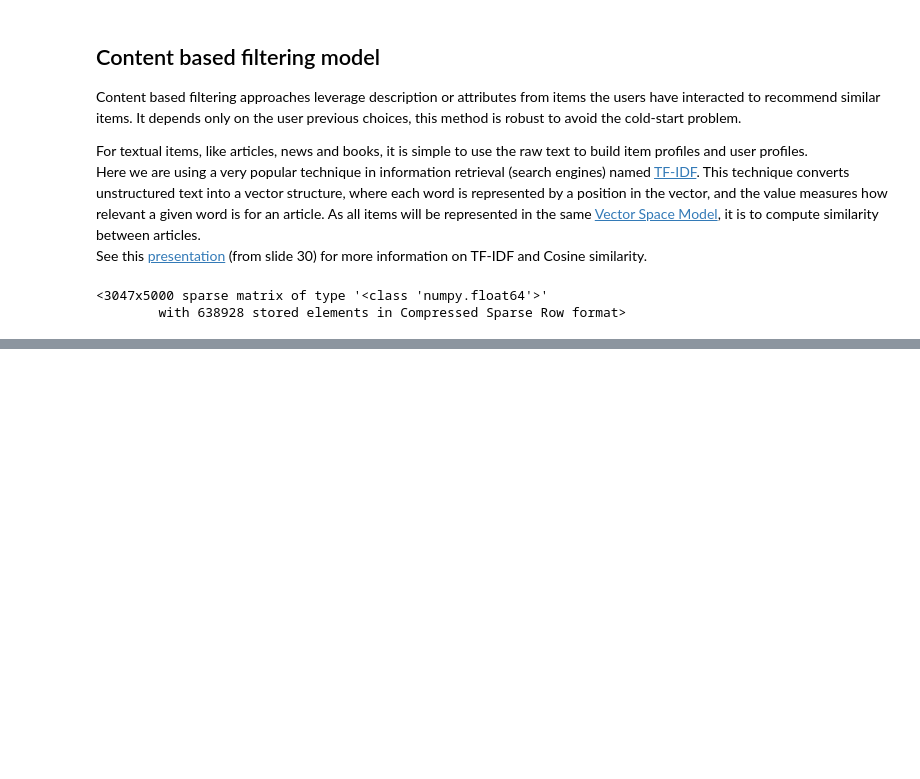
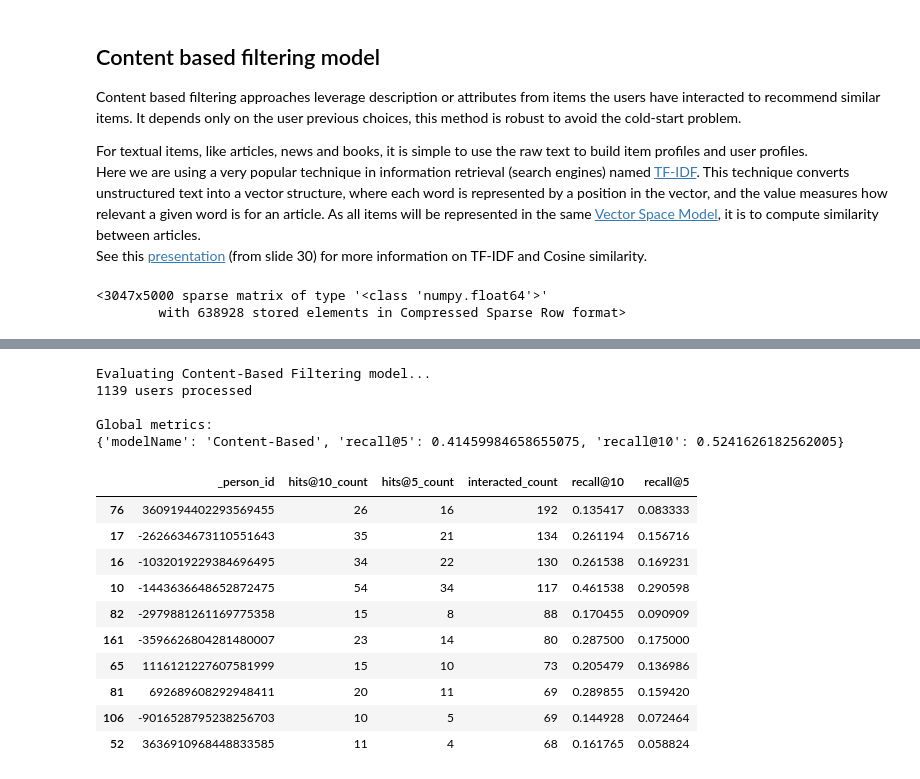
Before and after one commit to schen57/Python-recommender-101-, a Jupyter notebook: Recommender system 101.ipynb, the cells around one changed output, grey strips where cells are left out. Saved outputs shown, nothing was run; the diff lists cells and outputs as text; code cells hidden in the pictures; blank space fills up the shorter version.

```diff
--- a/Recommender system 101.ipynb
+++ b/Recommender system 101.ipynb
@@ -408,0 +411,31 @@ tfidf_matrix
+# %%
+def get_item_profile(item_id):
+    idx = item_ids.index(item_id)
+    item_profile = tfidf_matrix[idx:idx+1]
+    return item_profile
+
+def get_item_profiles(ids):
+    item_profiles_list = [get_item_profile(x) for x in ids]
+    item_profiles = scipy.sparse.vstack(item_profiles_list)
+    return item_profiles
+
+def build_users_profile(person_id, interactions_indexed_df):
+    interactions_person_df = interactions_indexed_df.loc[person_id]
+    user_item_profiles = get_item_profiles(interactions_person_df['contentId'])
+
+    user_item_strengths = np.array(interactions_person_df['eventStrength']).reshape(-1,1)
+    #Weighted average of item profiles by the interactions strength
+    user_item_strengths_weighted_avg = np.sum(user_item_profiles.multiply(user_item_strengths), axis=0) / np.sum(user_item_strengths)
+    user_profile_norm = sklearn.preprocessing.normalize(user_item_strengths_weighted_avg)
+    return user_profile_norm
+
+def build_users_profiles():
+    interactions_indexed_df = interactions_full_df[interactions_full_df['contentId'] \
+                                                   .isin(articles_df['contentId'])].set_index('personId')
+    user_profiles = {}
+    for person_id in interactions_indexed_df.index.unique():
+        user_profiles[person_id] = build_users_profile(person_id, interactions_indexed_df)
+    return user_profiles
+# %%
+user_profiles = build_users_profiles()
+len(user_profiles)
@@ -408,0 +511,22 @@ tfidf_matrix
+# %%
+print('Evaluating Content-Based Filtering model...')
+cb_global_metrics, cb_detailed_results_df = model_evaluator.evaluate_model(content_based_recommender_model)
+print('\nGlobal metrics:\n%s' % cb_global_metrics)
+cb_detailed_results_df.head(10)
+# %% [output]
+Evaluating Content-Based Filtering model...
+1139 users processed
+
+Global metrics:
+{'modelName': 'Content-Based', 'recall@5': 0.41459984658655075, 'recall@10': 0.5241626182562005}
+|  | _person_id | hits@10_count | hits@5_count | interacted_count | recall@10 | recall@5 |
+| 76 | 3609194402293569455 | 26 | 16 | 192 | 0.135417 | 0.083333 |
+| 17 | -2626634673110551643 | 35 | 21 | 134 | 0.261194 | 0.156716 |
+| 16 | -1032019229384696495 | 34 | 22 | 130 | 0.261538 | 0.169231 |
+| 10 | -1443636648652872475 | 54 | 34 | 117 | 0.461538 | 0.290598 |
+| 82 | -2979881261169775358 | 15 | 8 | 88 | 0.170455 | 0.090909 |
+| 161 | -3596626804281480007 | 23 | 14 | 80 | 0.287500 | 0.175000 |
+| 65 | 1116121227607581999 | 15 | 10 | 73 | 0.205479 | 0.136986 |
+| 81 | 692689608292948411 | 20 | 11 | 69 | 0.289855 | 0.159420 |
+| 106 | -9016528795238256703 | 10 | 5 | 69 | 0.144928 | 0.072464 |
+| 52 | 3636910968448833585 | 11 | 4 | 68 | 0.161765 | 0.058824 |
```
Also changed, not shown: parts of 30 cells of this notebook.
